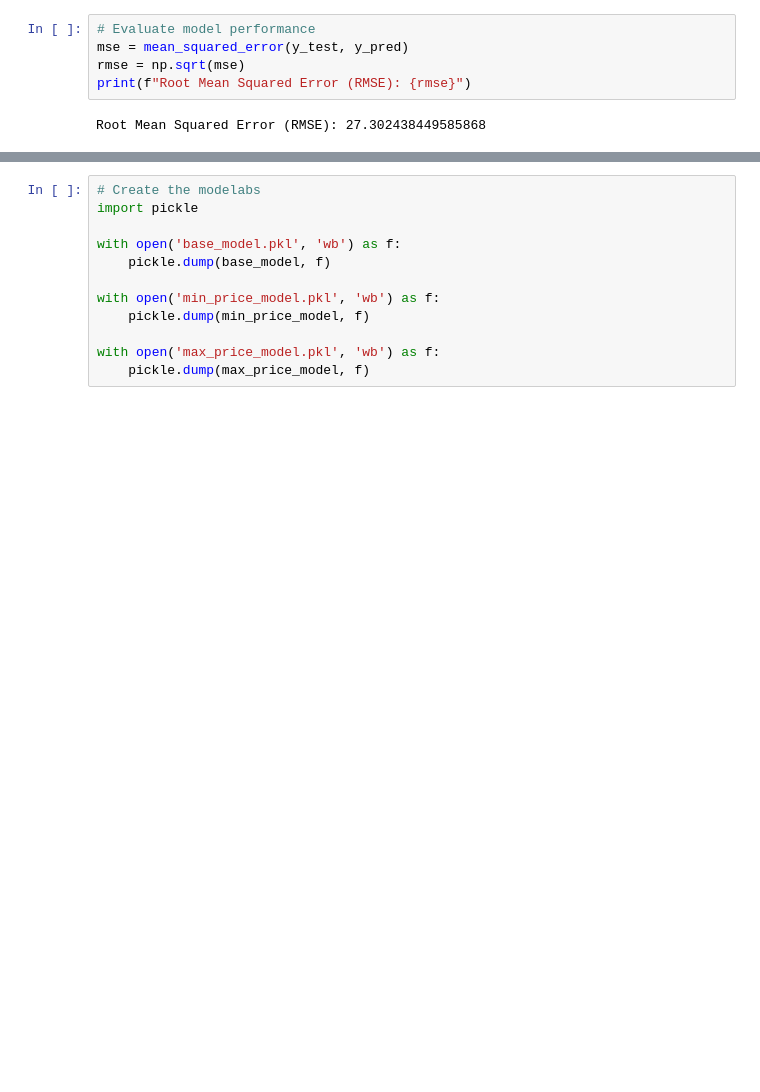
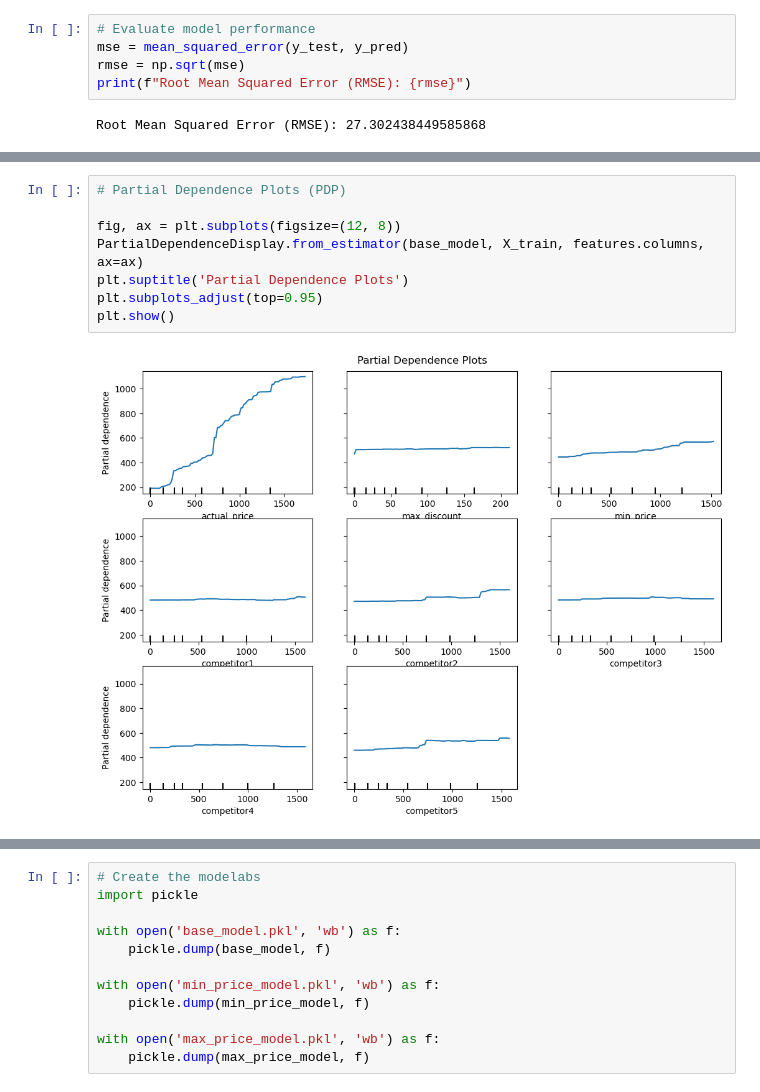
Before and after one commit to rajarshp/ai_ml, a Jupyter notebook: price_promotion/Price_Prediction_Model.ipynb, the cells around one changed output, grey strips where cells are left out. Cells and saved outputs as stored; diff of their text form; blank space fills up the shorter version.

```diff
--- a/price_promotion/Price_Prediction_Model.ipynb
+++ b/price_promotion/Price_Prediction_Model.ipynb
@@ -157,0 +208,10 @@ Root Mean Squared Error (RMSE): 27.302438449585868
+# %%
+# Partial Dependence Plots (PDP)
+
+fig, ax = plt.subplots(figsize=(12, 8))
+PartialDependenceDisplay.from_estimator(base_model, X_train, features.columns, ax=ax)
+plt.suptitle('Partial Dependence Plots')
+plt.subplots_adjust(top=0.95)
+plt.show()
+# %% [output]
+[figure, added]
```
Also changed, not shown: parts of 6 cells of this notebook, 2 other files.
